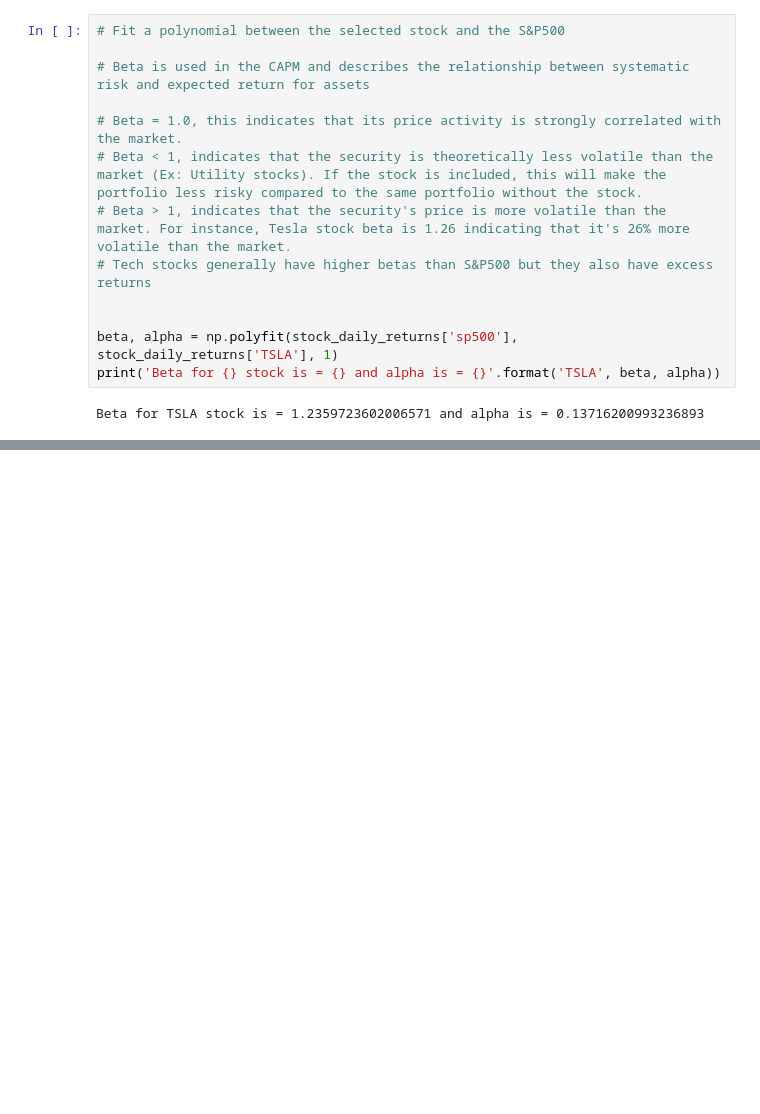
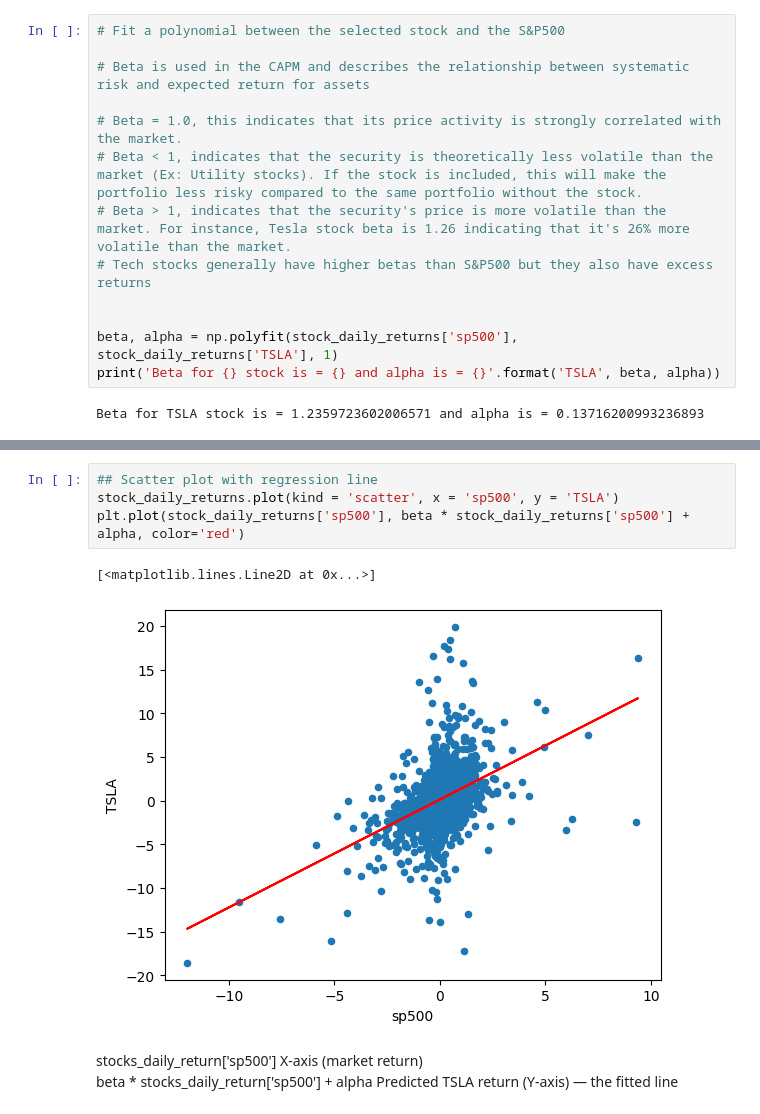
Before and after one commit to saimonemon46/ML_Projects, a Jupyter notebook: Stock_Price_Prediction/price.ipynb, the cells around one changed output, grey strips where cells are left out. Drawn from its saved outputs; the diff is of its cells as text; blank space fills up the shorter version.

```diff
--- a/Stock_Price_Prediction/price.ipynb
+++ b/Stock_Price_Prediction/price.ipynb
@@ -193,0 +198,10 @@ Beta for TSLA stock is = 1.2359723602006571 and alpha is = 0.13716200993236893
+# %%
+## Scatter plot with regression line
+stock_daily_returns.plot(kind = 'scatter', x = 'sp500', y = 'TSLA')
+plt.plot(stock_daily_returns['sp500'], beta * stock_daily_returns['sp500'] + alpha, color='red')
+# %% [output]
+[<matplotlib.lines.Line2D at 0x...>]
+[figure, added]
+# %% [markdown]
+stocks_daily_return['sp500']	X-axis (market return)
+beta * stocks_daily_return['sp500'] + alpha	Predicted TSLA return (Y-axis) — the fitted line
```
Also changed, not shown: parts of 16 cells of this notebook.
